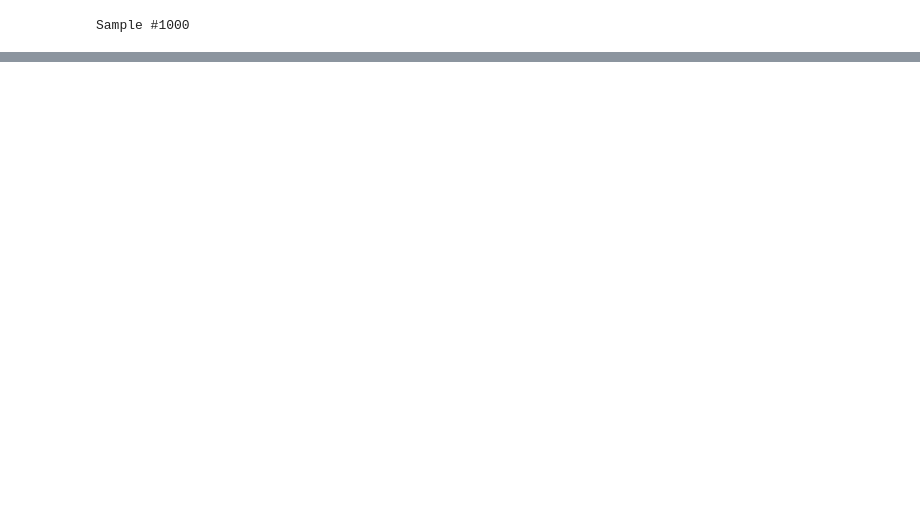
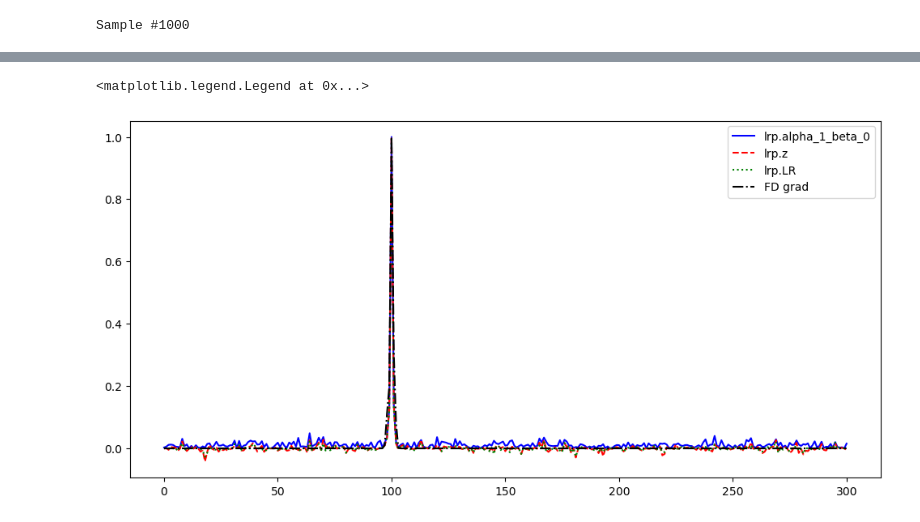
Before and after one commit to Shreyas911/XAIRT, a Jupyter notebook: examples/1D Mountain glacier.ipynb, the cells around one changed output, grey strips where cells are left out. Drawn from its saved outputs; the diff is of its cells as text; code cells hidden in the pictures; blank space fills up the shorter version.

Commit message:
Added FD gradient and plots to glacier example.

```diff
--- a/examples/1D Mountain glacier.ipynb
+++ b/examples/1D Mountain glacier.ipynb
@@ -71,7 +71,7 @@ def solution(nx, nt, L, T, M, basal_topology_func):
 
     Volume = np.sum(H)*dx
 
-    return H[int(nx/2),-1], h[int(nx/2),-1], Volume
+    return H[int(nx/3),-1], h[int(nx/2),-1], Volume
 
 L = 30.
 T = 10.
@@ -131,3 +154,31 @@ Epoch 1000: val_loss did not improve from 0.00004
+# %%
+normalizeDict = {'bool_':True, 'kind': 'MaxAbs'}
+kwargs = {'y_ref': 0.0}
+
+X = XAIR(best_model, 'lrp.alpha_1_beta_0', 'classic', M_samples[:2], normalizeDict, **kwargs)
+a_a1b0, _  = X.quick_analyze()
+
+X = XAIR(best_model, 'lrp.z', 'classic', M_samples[:2], normalizeDict, **kwargs)
+a_z, _  = X.quick_analyze()
+
+L = TrainLR(M_samples, H_samples, y_ref = 0.0, fit_intercept = False)
+regr = L.quickTrain()
+
+XL = XLR(regr, M_samples)
+a_LR, _ = XL.quick_analyze()
+# %%
+plt.rcParams["figure.figsize"] = (10,5)
+fig, ax = plt.subplots(1,1)
+fig.tight_layout()
+
+ax.plot(a_a1b0[0], 'b', label = 'lrp.alpha_1_beta_0')
+ax.plot(a_z[0], 'r--', label = 'lrp.z')
+ax.plot(a_LR[0], 'g:', label = 'lrp.LR')
+ax.plot(grad_0, 'k-.', label = 'FD grad')
+ax.legend()
+# %% [output]
+<matplotlib.legend.Legend at 0x...>
+[figure, added]
 # %%
 normalizeDict = {'bool_':True, 'kind': 'MaxAbs'}
 kwargs = {'y_ref': 0.001}
```
Also changed, not shown: parts of 16 cells of this notebook.
